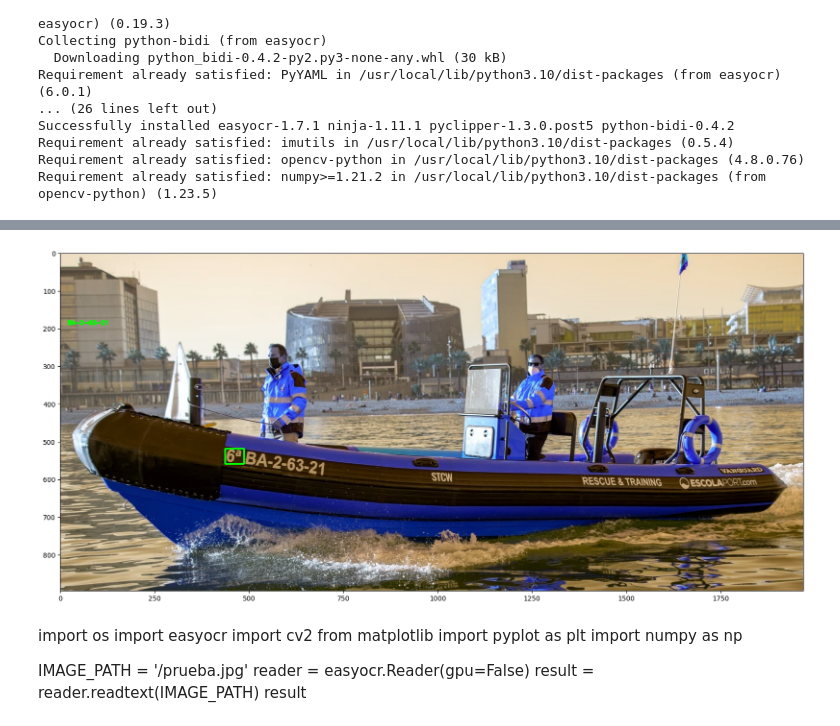
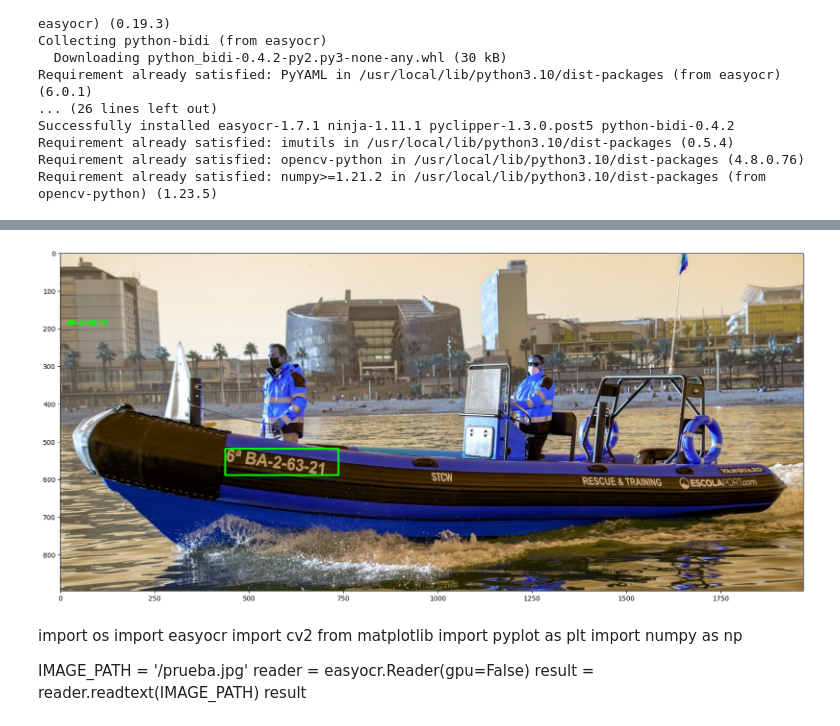
Before and after one commit to TinizaraRodriguez/_easyOCR, a Jupyter notebook: Untitled0.ipynb, the cells around one changed output, grey strips where cells are left out. Drawn from its saved outputs; the diff is of its cells as text; code cells hidden in the pictures.

```diff
--- a/Untitled0.ipynb
+++ b/Untitled0.ipynb
@@ -31,6 +31,7 @@ import numpy as np
 import re
 # %%
 IMAGE_PATH = '/prueba.jpg'
-reader = easyocr.Reader(['es'])
+reader = easyocr.Reader(['es'], gpu=False)
 result = reader.readtext(IMAGE_PATH)
+result
 # %% [output]
@@ -38,19 +56,27 @@ WARNING:easyocr.easyocr:Neither CUDA nor MPS are available - defaulting to CPU.
+# %%
+top_left = tuple(result[0][0][0])
+bottom_right = tuple(result[0][0][2])
+text = result[0][1]
+font = cv2.FONT_HERSHEY_SIMPLEX
 # %%
-font = cv2.FONT_HERSHEY_SIMPLEX
 spacer = 100
 for detection in result:
-    top_left = tuple(result[0][0][0])
-    bottom_right = tuple(result[0][0][2])
+    op_left = tuple(result[0][0][0])
     text = detection[1]
+
+    # Calcular las coordenadas de bottom_right para hacer el rectángulo más largo
+    text_width = len(text) * 30  # Ajusta el valor 10 según tus necesidades
+    bottom_right = (top_left[0] + text_width, top_left[1] + 70 )  # Ajusta el valor 20 según tus necesidades
+
     img = cv2.imread(IMAGE_PATH)
     img = cv2.rectangle(img,top_left,bottom_right,(0,255,0),3)
     img = cv2.putText(img,text,(20,spacer), font, 0.5,(0,255,0),2,cv2.LINE_AA)
     spacer+=15
 plt.figure(figsize=(20,10))
 plt.imshow(img)
 plt.show()
 # %% [output]
-[figure, old version]
+[figure, new version]
 # %% [markdown]
 import os
 import easyocr
```
Also changed, not shown: parts of 1 cell of this notebook.
